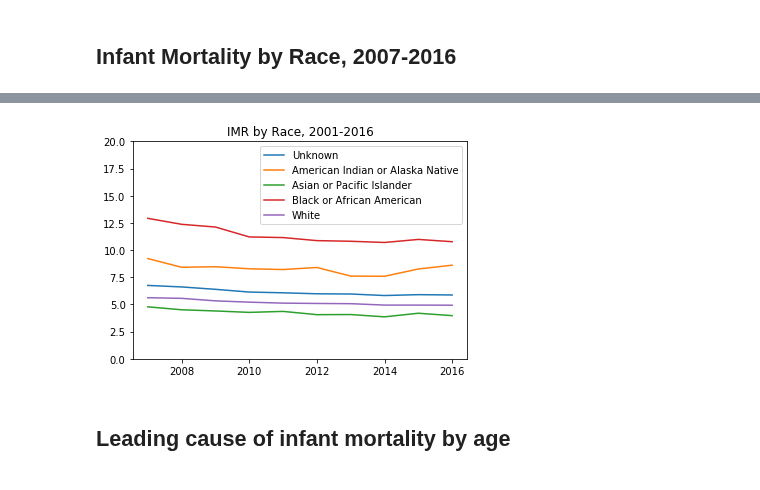
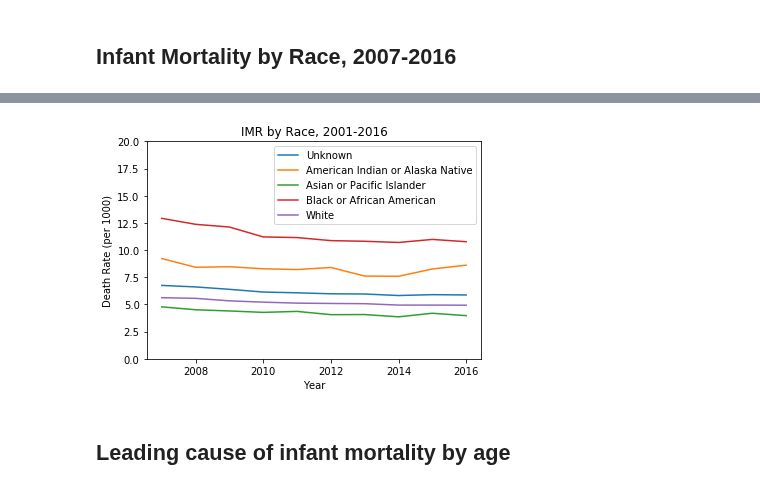
Before and after one commit to jasminajovanovic/IMR, a Jupyter notebook: IMR.ipynb, the cells around one changed output, grey strips where cells are left out. Cells and saved outputs as stored; diff of their text form; code cells hidden in the pictures.

```diff
--- a/IMR.ipynb
+++ b/IMR.ipynb
@@ -94,16 +95,18 @@ dfPlot.head()
 # %%
 plt.plot(dfPlot['Year of Death'], dfPlot['Unknown'], label='Unknown')
 plt.plot(dfPlot['Year of Death'], dfPlot['American Indian or Alaska Native'], label='American Indian or Alaska Native')
 plt.plot(dfPlot['Year of Death'], dfPlot['Asian or Pacific Islander'], label='Asian or Pacific Islander')
 plt.plot(dfPlot['Year of Death'], dfPlot['Black or African American'], label='Black or African American')
 plt.plot(dfPlot['Year of Death'], dfPlot['White'], label='White')
 plt.ylim(0, 20)
 plt.legend()
+plt.xlabel("Year")
+plt.ylabel("Death Rate (per 1000)")
 plt.title ("IMR by Race, 2001-2016")
 plt.savefig("Images/IMR by Race, 2001-2016.png")
 plt.show()
 # %% [output]
-[figure, old version]
+[figure, new version]
 # %%
 # TODO
 # WHO rates by country
```
Also changed, not shown: parts of 8 cells of this notebook, 2 other files.
